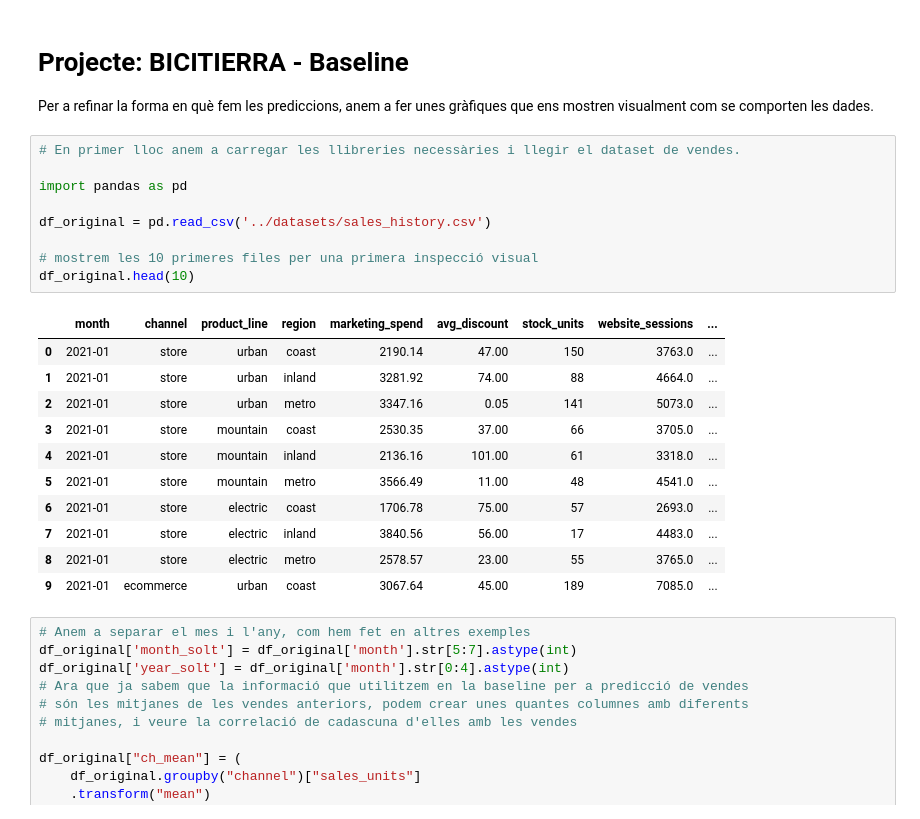
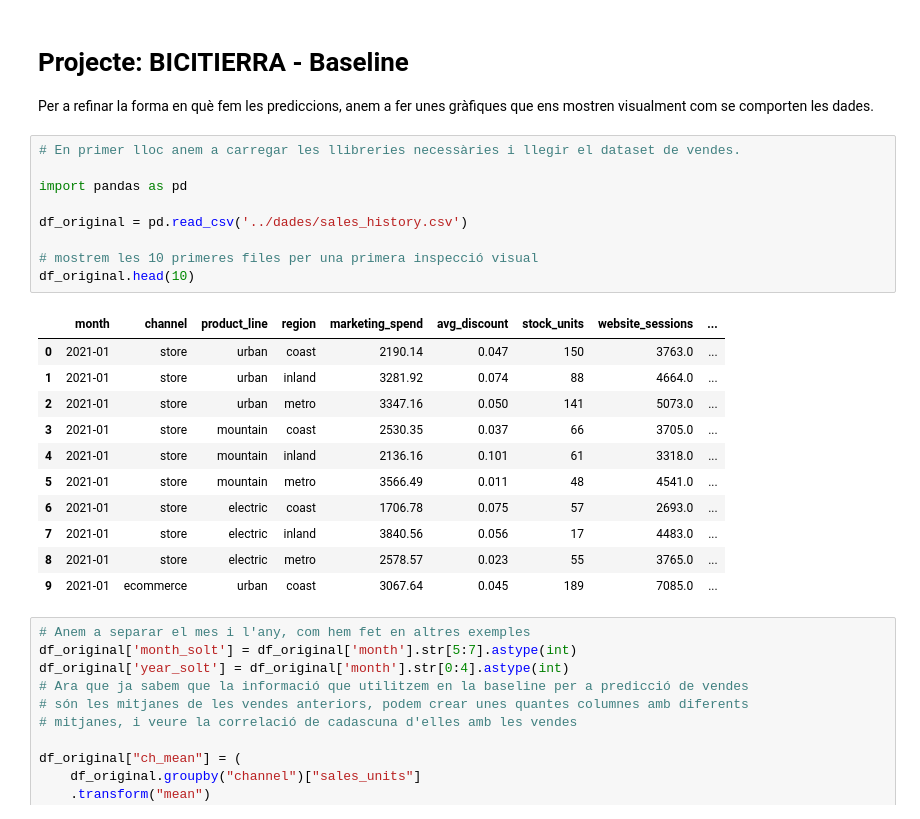
Before and after one commit to JoelFusterBosch/BiciTierraMarket, a Jupyter notebook: evidencies/prova_visualitzacions.ipynb, the cells around one changed output. Drawn from its saved outputs; the diff is of its cells as text.

```diff
--- a/evidencies/prova_visualitzacions.ipynb
+++ b/evidencies/prova_visualitzacions.ipynb
@@ -5,24 +5,24 @@ Per a refinar la forma en què fem les prediccions, anem a fer unes gràfiques q
 # %%
 # En primer lloc anem a carregar les llibreries necessàries i llegir el dataset de vendes.
 
 import pandas as pd
 
-df_original = pd.read_csv('../datasets/sales_history.csv')
+df_original = pd.read_csv('../dades/sales_history.csv')
 
 # mostrem les 10 primeres files per una primera inspecció visual
 df_original.head(10)
 # %% [output]
 |  | month | channel | product_line | region | marketing_spend | avg_discount | stock_units | website_sessions | ... |
-| 0 | 2021-01 | store | urban | coast | 2190.14 | 47.00 | 150 | 3763.0 | ... |
-| 1 | 2021-01 | store | urban | inland | 3281.92 | 74.00 | 88 | 4664.0 | ... |
-| 2 | 2021-01 | store | urban | metro | 3347.16 | 0.05 | 141 | 5073.0 | ... |
-| 3 | 2021-01 | store | mountain | coast | 2530.35 | 37.00 | 66 | 3705.0 | ... |
-| 4 | 2021-01 | store | mountain | inland | 2136.16 | 101.00 | 61 | 3318.0 | ... |
-| 5 | 2021-01 | store | mountain | metro | 3566.49 | 11.00 | 48 | 4541.0 | ... |
-| 6 | 2021-01 | store | electric | coast | 1706.78 | 75.00 | 57 | 2693.0 | ... |
-| 7 | 2021-01 | store | electric | inland | 3840.56 | 56.00 | 17 | 4483.0 | ... |
-| 8 | 2021-01 | store | electric | metro | 2578.57 | 23.00 | 55 | 3765.0 | ... |
-| 9 | 2021-01 | ecommerce | urban | coast | 3067.64 | 45.00 | 189 | 7085.0 | ... |
+| 0 | 2021-01 | store | urban | coast | 2190.14 | 0.047 | 150 | 3763.0 | ... |
+| 1 | 2021-01 | store | urban | inland | 3281.92 | 0.074 | 88 | 4664.0 | ... |
+| 2 | 2021-01 | store | urban | metro | 3347.16 | 0.050 | 141 | 5073.0 | ... |
+| 3 | 2021-01 | store | mountain | coast | 2530.35 | 0.037 | 66 | 3705.0 | ... |
+| 4 | 2021-01 | store | mountain | inland | 2136.16 | 0.101 | 61 | 3318.0 | ... |
+| 5 | 2021-01 | store | mountain | metro | 3566.49 | 0.011 | 48 | 4541.0 | ... |
+| 6 | 2021-01 | store | electric | coast | 1706.78 | 0.075 | 57 | 2693.0 | ... |
+| 7 | 2021-01 | store | electric | inland | 3840.56 | 0.056 | 17 | 4483.0 | ... |
+| 8 | 2021-01 | store | electric | metro | 2578.57 | 0.023 | 55 | 3765.0 | ... |
+| 9 | 2021-01 | ecommerce | urban | coast | 3067.64 | 0.045 | 189 | 7085.0 | ... |
 # %%
 # Anem a separar el mes i l'any, com hem fet en altres exemples
 df_original['month_solt'] = df_original['month'].str[5:7].astype(int)
```
Also changed, not shown: parts of 1 cell of this notebook, 4 other files.
